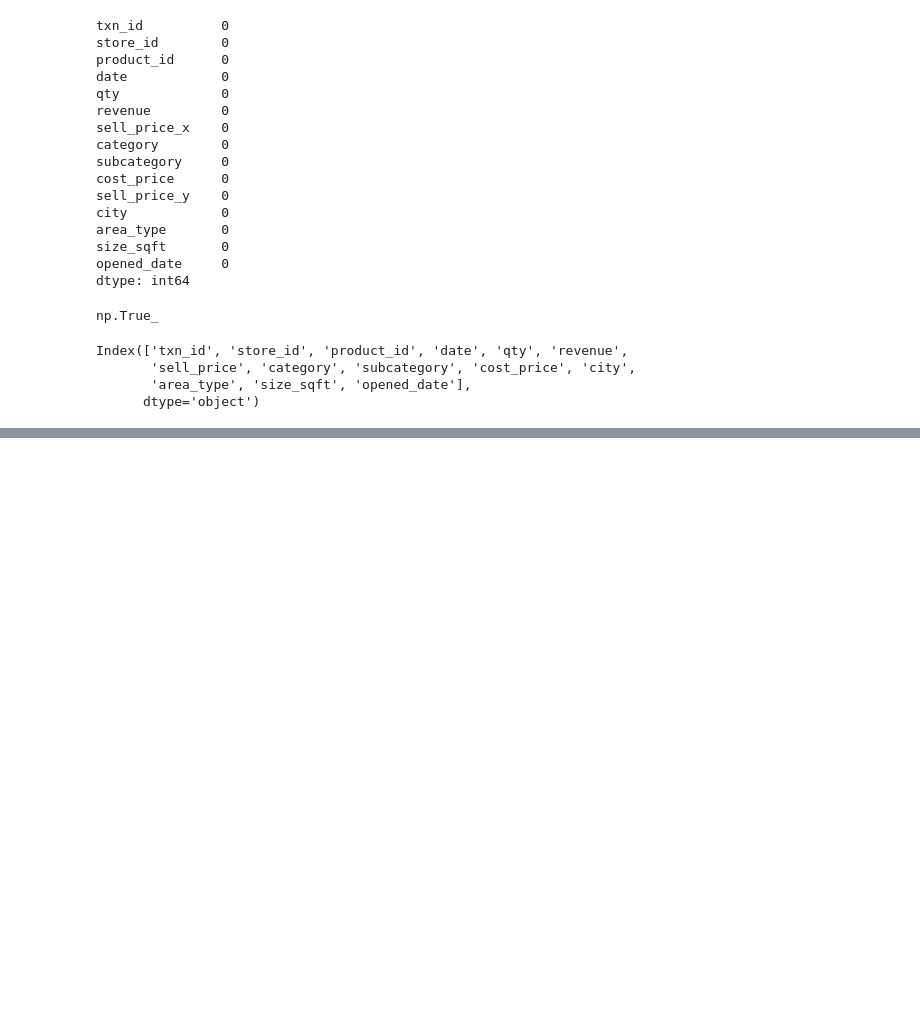
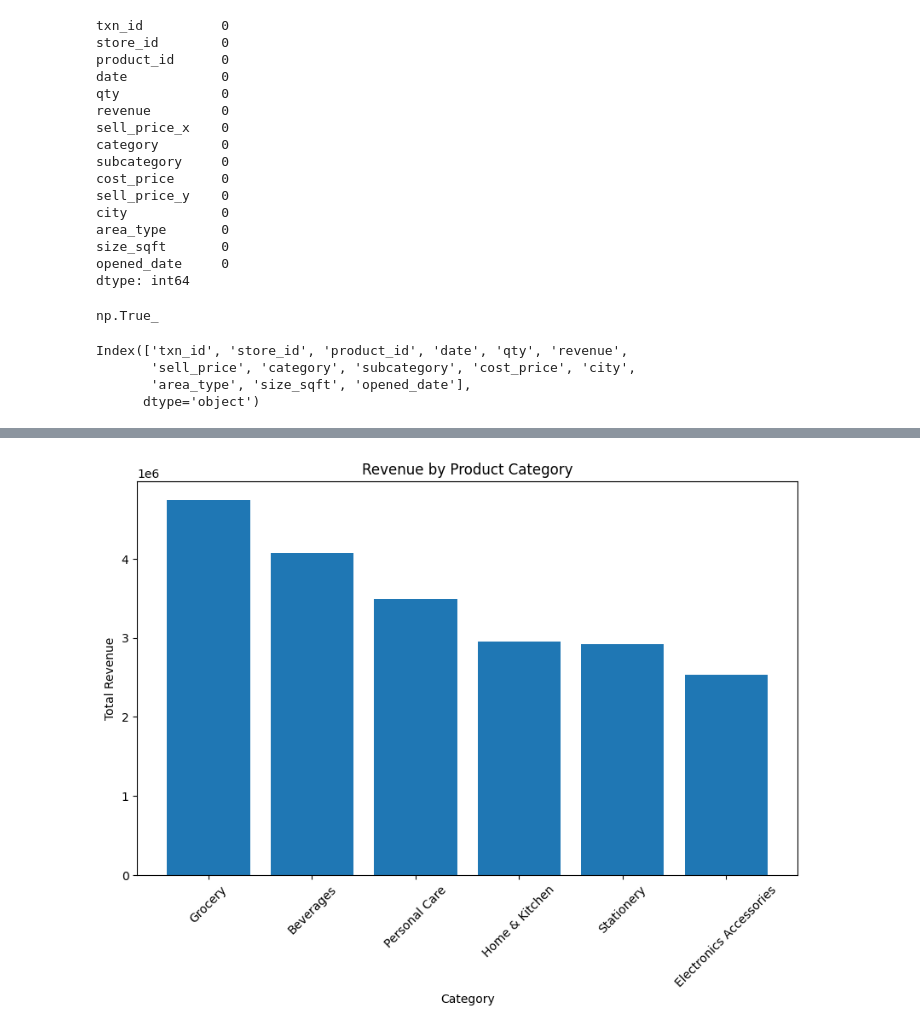
Before and after one commit to Mubesh-Hub/retailpulse-analysis, a Jupyter notebook: notebooks/vscodeanalysed.ipynb, the cells around one changed output, grey strips where cells are left out. Saved outputs shown, nothing was run; the diff lists cells and outputs as text; code cells hidden in the pictures; blank space fills up the shorter version.

```diff
--- a/notebooks/vscodeanalysed.ipynb
+++ b/notebooks/vscodeanalysed.ipynb
@@ -377,0 +514,12 @@ returns_df.to_csv('returns_clean.csv', index=False)
+# %%
+category_revenue=master.groupby('category')['revenue'].sum().sort_values(ascending=False)
+plt.figure(figsize=(10,6))
+plt.bar(category_revenue.index, category_revenue.values)
+plt.title('Revenue by Product Category')
+plt.xlabel('Category')
+plt.ylabel('Total Revenue')
+plt.xticks(rotation=45)
+plt.savefig("../reports/category_revenue.png", dpi=150, bbox_inches='tight')
+plt.show()
+# %% [output]
+[figure, added]
```
Also changed, not shown: parts of 13 cells of this notebook, 5 other files.
